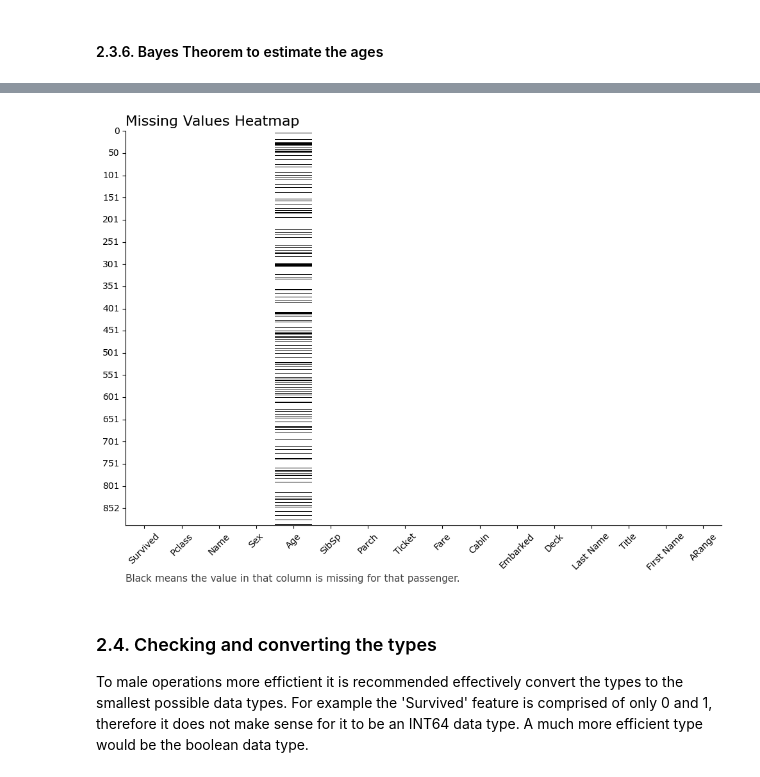
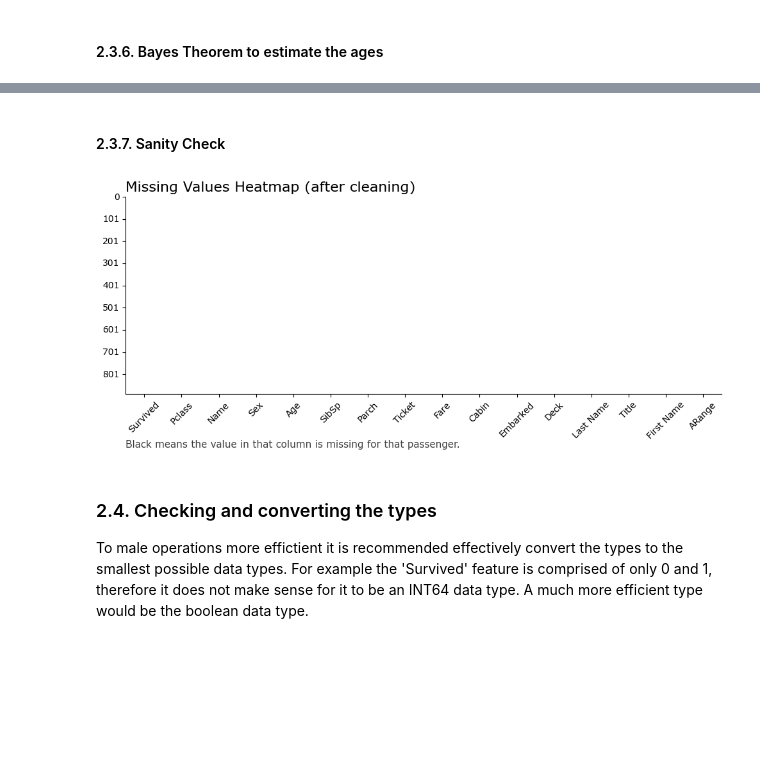
Before and after one commit to n3ur0mancer/kaggle_titanic_competition, a Jupyter notebook: titanic_comp_full.ipynb, the cells around one changed output, grey strips where cells are left out. Drawn from its saved outputs; the diff is of its cells as text; code cells hidden in the pictures; blank space fills up the shorter version.

```diff
--- a/titanic_comp_full.ipynb
+++ b/titanic_comp_full.ipynb
@@ -230,2 +295,4 @@ To make sure that there are no mising values left, we can re-plot the heatmap gr
+# %%
+age_cleaning = df_clean.copy(deep=True)
 # %%
 # Split the "Name" feature into "Last Name," "Title," and "First Name"
@@ -283,4 +334,4 @@ def map_age_to_range(age):
     return 'Unknown'
 
 # Create the ARange column by applying the map_age_to_range function to the Age column
-df_clean.loc[:,'ARange'] = df_clean['Age'].apply(lambda age: map_age_to_range(age) if pd.notnull(age) else 'Unknown')
+age_cleaning.loc[:,'ARange'] = df_clean['Age'].apply(lambda age: map_age_to_range(age) if pd.notnull(age) else 'Unknown')
@@ -287,21 +342,16 @@ df_clean.loc[:,'ARange'] = df_clean['Age'].apply(lambda age: map_age_to_range(ag
 # %%
-# Create a plot to show the distribution of the ARange (age bins) per Title using seaborn
-filtered_df = df_clean[df_clean['ARange'] != 'Unknown']
-cross_tab = pd.crosstab(df_clean['Title'], filtered_df['ARange'])
+filtered_df = age_cleaning[age_cleaning['ARange'] != 'Unknown']
+cross_tab = pd.crosstab(age_cleaning['Title'], filtered_df['ARange'])
 
-plt.figure(figsize=(12, 8))
+# Creating a plot to show the distribution of the ARange (age bins) per Title
+plt.rcParams['font.family'] = "Verdana"
+plt.figure(figsize=(10, 8))
 
-# Create the heatmap plot
-sns.heatmap(cross_tab, annot=True, fmt='d', cmap='magma_r')
+sns.heatmap(cross_tab, annot=True, fmt='d', cmap='magma', cbar=False)
 
-# Set plot title and labels
-plt.title("Occurrences of Titles in Different Age Groups")
-plt.xlabel("ARange")
-plt.ylabel("Title")
+plt.title("Occurrences of Titles in Different Age Groups", loc="left", fontname="Verdana", fontsize=16)
+plt.xlabel("Age Range")
+plt.ylabel("Title of the passenger")
 
-# Rotate x-axis labels for better readability
-plt.xticks(rotation=45)
-
-# Show the plot
 plt.show()
 # %% [output]
@@ -309,7 +359,7 @@ plt.show()
 # %% [markdown]
 #### 2.3.6. Bayes Theorem to estimate the ages
 # %%
-df_clean_bayesian = df_clean.copy(deep=True)
+df_clean_bayesian = age_cleaning.copy(deep=True)
 
 # Function to estimate missing ages using Bayesian inference
 def estimate_age(title_group):
@@ -332,5 +382,3 @@ for title, group in title_groups:
 
 # Create the ARange column using the updated ages
 df_clean_bayesian['ARange'] = df_clean_bayesian['Age'].apply(lambda age: map_age_to_range(age) if pd.notnull(age) else 'Unknown')
-
-df_clean_bayesian
@@ -351,21 +385,23 @@ df_clean_bayesian
+# %% [markdown]
+#### 2.3.7. Sanity Check
 # %%
-# Create a heatmap of missing values
+# Create a heatmap of missing values to check if none are still missing
 plt.rcParams['font.family'] = "Verdana"
 
-plt.figure(figsize=(12, 8))
-title = plt.title("Missing Values Heatmap", loc="left", fontname="Verdana", fontsize=16)
+plt.figure(figsize=(12, 4))
+title = plt.title("Missing Values Heatmap (after cleaning)", loc="left", fontname="Verdana", fontsize=16)
 
-missing_values_heatmap = sns.heatmap(df_clean.isnull(), cmap="binary", cbar=False, yticklabels=50)
-missing_values_heatmap.set_yticklabels(missing_values_heatmap.get_yticklabels(), rotation=0)
-missing_values_heatmap.set_xticklabels(missing_values_heatmap.get_xticklabels(), rotation=45)
+sns.heatmap(df_clean_bayesian.isnull(), cmap="binary", cbar=False, yticklabels=100)
+plt.yticks(rotation=0)
+plt.xticks(rotation=45)
 sns.despine(left=False, bottom=False)
 
 description = "Black means the value in that column is missing for that passenger."
-plt.figtext(0.125, 0, description, ha="left",  fontname="Verdana", fontsize=11, color='#404040')
+plt.figtext(0.125, -0.1, description, ha="left",  fontname="Verdana", fontsize=11, color='#404040')
 
 plt.show()
 # %% [output]
-[figure, old version]
+[figure, new version]
 # %% [markdown]
 ### 2.4. Checking and converting the types
 
```
Also changed, not shown: parts of 23 cells of this notebook, 3 other files.
